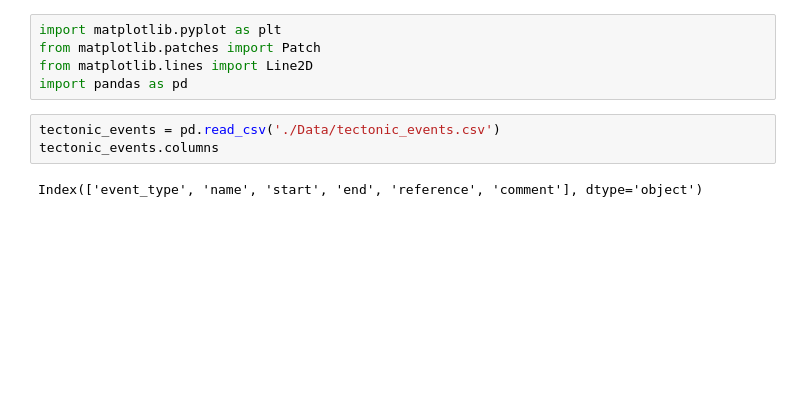
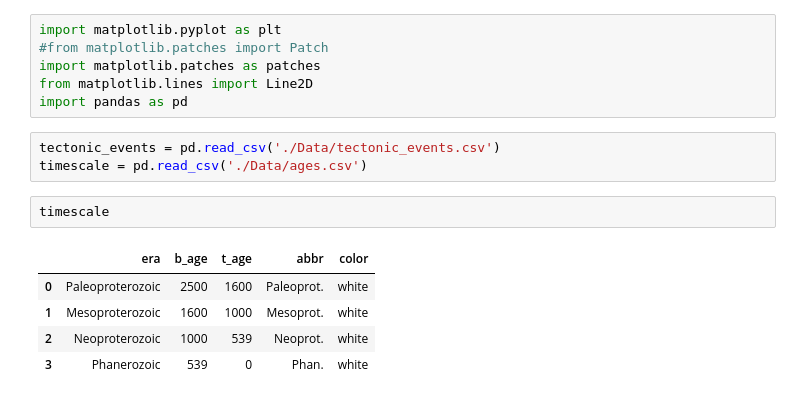
Before and after one commit to Swanson-Hysell-Group/Laurentia_Paleogeography, a Jupyter notebook: Laurentia_tectonic_summary.ipynb, the cells around one changed output. Cells and saved outputs as stored; diff of their text form; blank space fills up the shorter version.

```diff
--- a/Laurentia_tectonic_summary.ipynb
+++ b/Laurentia_tectonic_summary.ipynb
@@ -1,13 +1,20 @@
 # %%
 import matplotlib.pyplot as plt
-from matplotlib.patches import Patch
+#from matplotlib.patches import Patch
+import matplotlib.patches as patches
 from matplotlib.lines import Line2D
 import pandas as pd
 # %%
 tectonic_events = pd.read_csv('./Data/tectonic_events.csv')
-tectonic_events.columns
+timescale = pd.read_csv('./Data/ages.csv')
-# %% [output]
-Index(['event_type', 'name', 'start', 'end', 'reference', 'comment'], dtype='object')
+# %%
+timescale
+# %% [output]
+|  | era | b_age | t_age | abbr | color |
+| 0 | Paleoproterozoic | 2500 | 1600 | Paleoprot. | white |
+| 1 | Mesoproterozoic | 1600 | 1000 | Mesoprot. | white |
+| 2 | Neoproterozoic | 1000 | 539 | Neoprot. | white |
+| 3 | Phanerozoic | 539 | 0 | Phan. | white |
 # %%
 fig = plt.figure(figsize=(6,10))
 
```
Also changed, not shown: parts of 1 cell of this notebook.
